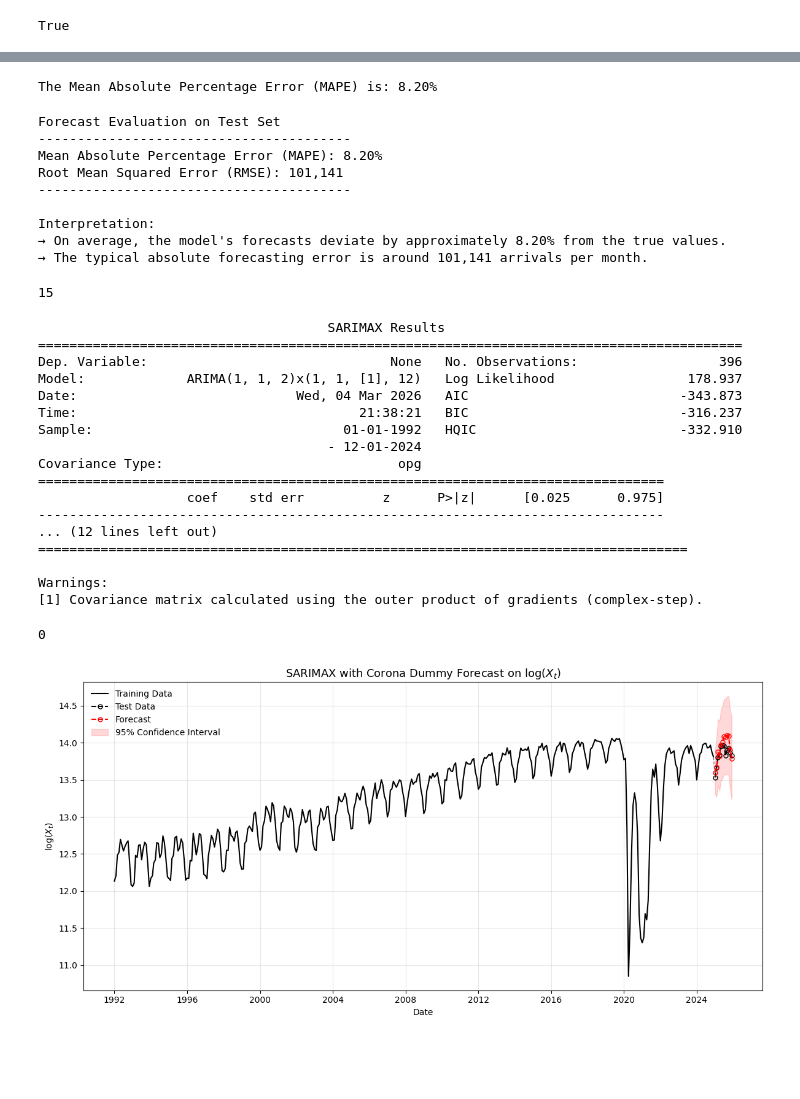
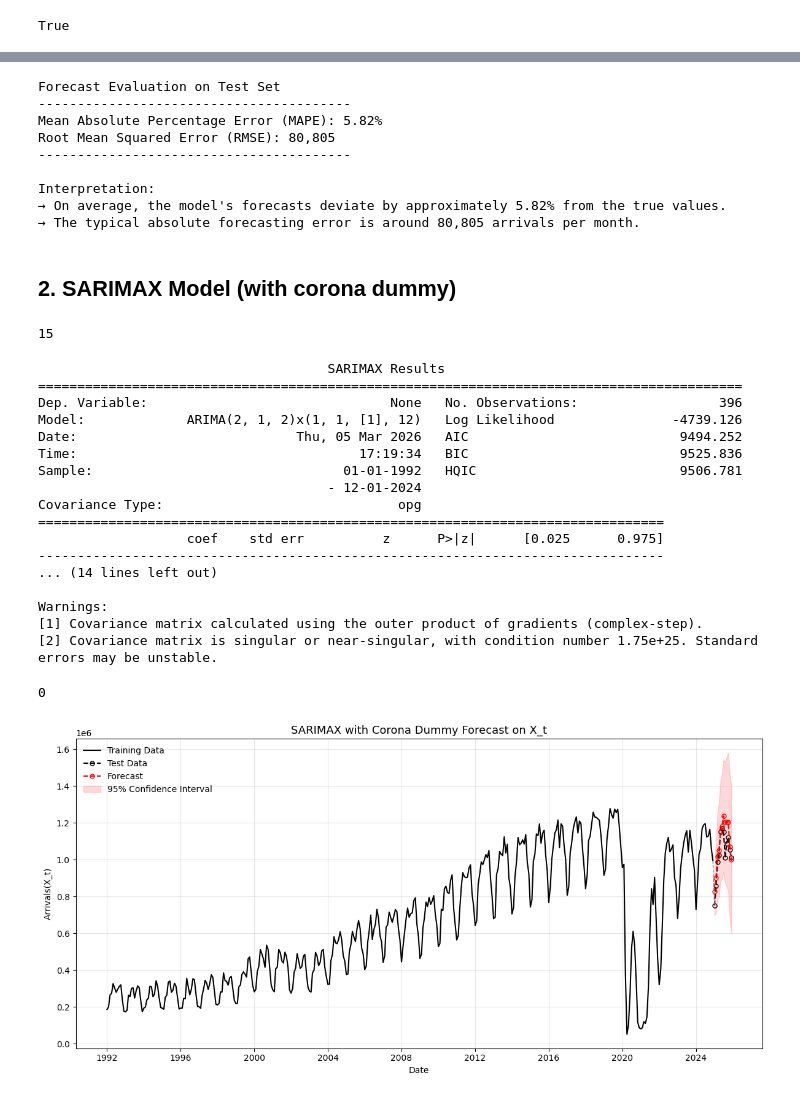
Before and after one commit to ChronoX-TimeSeries/BundesHost, a Jupyter notebook: notebooks/02_time_series_modeling.ipynb.ipynb, the cells around one changed output, grey strips where cells are left out. Cells and saved outputs as stored; diff of their text form; code cells hidden in the pictures; blank space fills up the shorter version.

Commit message:
Add Berlin model comparison (SARIMA, SARIMAX, RNN)

```diff
--- a/notebooks/02_time_series_modeling.ipynb.ipynb
+++ b/notebooks/02_time_series_modeling.ipynb.ipynb
@@ -239,10 +207,10 @@ The time series is stationary (fail to reject "H0: The time series is stationary
 # Split last 12 months as test set
 
 # Training set (log-level)
-u1_ts = np.log(x_ts.iloc[:-12])
+u1_ts = x_ts.iloc[:-12]
 
 # Test set (log-level)
-u2_ts = np.log(x_ts.iloc[-12:])
+u2_ts = x_ts.iloc[-12:]
 # %%
 # Plot ACF amd PACF for (1-B)U1_t
 
@@ -572,16 +452,7 @@ plt.show()
-# %%
-# Calculate the Mean Absolute Percentage Error (MAPE)
-
-errors = np.abs((u2_ts.apply(np.exp) - forecast_df.apply(np.exp)['predicted_mean']) / u2_ts.apply(np.exp))
-mape = np.mean(errors) * 100
-
-print(f'The Mean Absolute Percentage Error (MAPE) is: {mape:.2f}%')
-# %% [output]
-The Mean Absolute Percentage Error (MAPE) is: 8.20%
 # %%
 # Convert to original scale
-actual = np.exp(u2_ts)
-forecast = np.exp(forecast_df['predicted_mean'])
+actual = u2_ts
+forecast = sarima_df['predicted_mean']
 
 # Align indices
 actual, forecast = actual.align(forecast, join='inner')
@@ -606,13 +477,15 @@ print(f"→ The typical absolute forecasting error is around {rmse:,.0f} arrival
 # %% [output]
 Forecast Evaluation on Test Set
 ----------------------------------------
-Mean Absolute Percentage Error (MAPE): 8.20%
-Root Mean Squared Error (RMSE): 101,141
+Mean Absolute Percentage Error (MAPE): 5.82%
+Root Mean Squared Error (RMSE): 80,805
 ----------------------------------------
 
 Interpretation:
-→ On average, the model's forecasts deviate by approximately 8.20% from the true values.
-→ The typical absolute forecasting error is around 101,141 arrivals per month.
+→ On average, the model's forecasts deviate by approximately 5.82% from the true values.
+→ The typical absolute forecasting error is around 80,805 arrivals per month.
+# %% [markdown]
+## 2. SARIMAX Model (with corona dummy)
 # %%
 # Create corona dummy for full series
 
@@ -637,7 +510,7 @@ print(exog_train.sum())
 # %% [output]
 15
 # %%
-model_exog = sm.tsa.arima.ARIMA( u1_ts, order=(1,1,2), seasonal_order=(1,1,1,12), exog=exog_train).fit(method_kwargs={'maxiter': 500})
+model_exog = sm.tsa.arima.ARIMA( u1_ts, order=(2,1,2), seasonal_order=(1,1,1,12), exog=exog_train).fit(method_kwargs={'maxiter': 500})
 
 print(model_exog.summary())
 #method_kwargs={'maxiter': 500}
@@ -645,20 +518,20 @@ print(model_exog.summary())
                                      SARIMAX Results
 ==========================================================================================
 Dep. Variable:                               None   No. Observations:                  396
-Model:             ARIMA(1, 1, 2)x(1, 1, [1], 12)   Log Likelihood                 178.937
-Date:                            Wed, 04 Mar 2026   AIC                           -343.873
-Time:                                    21:38:21   BIC                           -316.237
-Sample:                                01-01-1992   HQIC                          -332.910
+Model:             ARIMA(2, 1, 2)x(1, 1, [1], 12)   Log Likelihood               -4739.126
+Date:                            Thu, 05 Mar 2026   AIC                           9494.252
+Time:                                    17:19:34   BIC                           9525.836
+Sample:                                01-01-1992   HQIC                          9506.781
                                      - 12-01-2024
 Covariance Type:                              opg
 ================================================================================
                    coef    std err          z      P>|z|      [0.025      0.975]
 --------------------------------------------------------------------------------
-... (12 lines left out)
-===================================================================================
+... (14 lines left out)
 
 Warnings:
 [1] Covariance matrix calculated using the outer product of gradients (complex-step).
+[2] Covariance matrix is singular or near-singular, with condition number 1.75e+25. Standard errors may be unstable.
 # %%
 # Forecast and confidence boundaries with exogenous variable
 
@@ -670,7 +543,7 @@ u1_ts_preds = model_exog.get_forecast( steps=k, exog=exog_test)
 conf_int = u1_ts_preds.conf_int()
 
 # Create a DataFrame
-forecast_df = pd.DataFrame({
+sarimax_df = pd.DataFrame({
     'predicted_mean': u1_ts_preds.predicted_mean,
     'lower_ci': conf_int.iloc[:, 0],
     'upper_ci': conf_int.iloc[:, 1]
@@ -691,40 +564,40 @@ plt.plot(u1_ts, color='black', linewidth=1.5, label='Training Data')
 plt.plot(u2_ts, color='black', linestyle='--', marker='o',
          markerfacecolor='none', markersize=5, label='Test Data')
 
 # Forecast
-plt.plot(forecast_df['predicted_mean'], color='red',
+plt.plot(sarimax_df['predicted_mean'], color='red',
          linestyle='--', marker='o', markersize=5,
          markerfacecolor='none', label='Forecast')
 
 # Confidence interval
 plt.fill_between(
-    forecast_df.index,
-    forecast_df['lower_ci'],
-    forecast_df['upper_ci'],
+    sarimax_df.index,
+    sarimax_df['lower_ci'],
+    sarimax_df['upper_ci'],
     color='red',
     alpha=0.15,
     label='95% Confidence Interval'
 )
 
 # Connect last train point to first test point
 plt.plot(
     [u1_ts.index[-1], u2_ts.index[0]],
     [u1_ts.iloc[-1], u2_ts.iloc[0]],
     linestyle='--',
     color='gray',
     linewidth=1
 )
 
-plt.title('SARIMAX with Corona Dummy Forecast on $\\log(X_t)$', fontsize=13)
+plt.title('SARIMAX with Corona Dummy Forecast on X_t', fontsize=13)
 plt.xlabel('Date')
-plt.ylabel('$\\log(X_t)$')
+plt.ylabel('Arrivals(X_t)')
 
 plt.grid(alpha=0.3)
 plt.legend(frameon=False, loc='upper left')
 plt.tight_layout()
 plt.show()
 # %% [output]
-[figure, old version]
+[figure, new version]
 # %%
 # Plot: Last 3 Years (Zoomed View)
 
```
Also changed, not shown: parts of 41 cells of this notebook, 2 other files.
